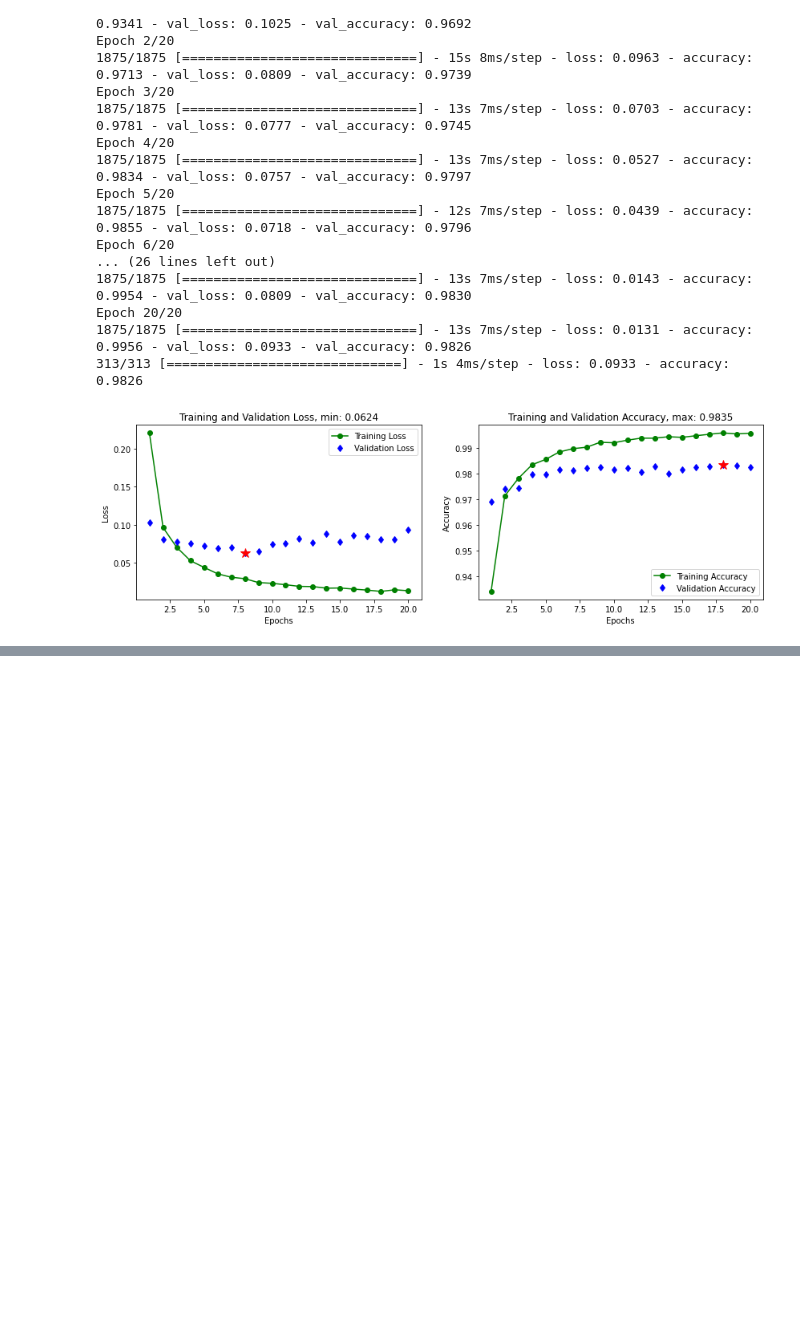
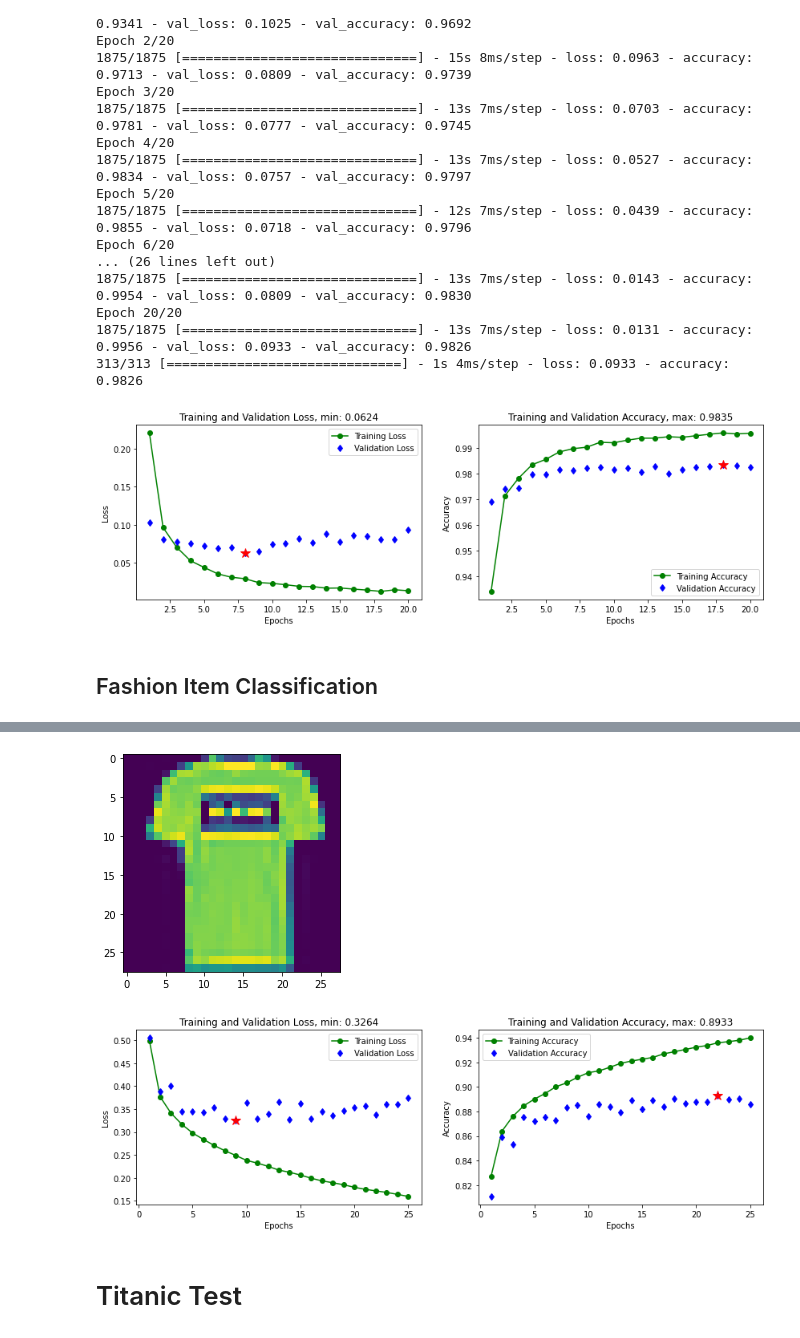
Before and after one commit to dpfpsel0622/pdm11, a Jupyter notebook: notebook/chap08_DNN_keras.ipynb, the cells around one changed output, grey strips where cells are left out. Saved outputs shown, nothing was run; the diff lists cells and outputs as text; code cells hidden in the pictures; blank space fills up the shorter version.

```diff
--- a/notebook/chap08_DNN_keras.ipynb
+++ b/notebook/chap08_DNN_keras.ipynb
@@ -599,3 +599,79 @@ Epoch 20/20
 1875/1875 [==============================] - 13s 7ms/step - loss: 0.0131 - accuracy: 0.9956 - val_loss: 0.0933 - val_accuracy: 0.9826
 313/313 [==============================] - 1s 4ms/step - loss: 0.0933 - accuracy: 0.9826
 [figure]
+# %% [markdown]
+## Fashion Item Classification
+# %%
+# import tensorflow as tf
+# from tensorflow import keras
+# import numpy as np
+import matplotlib.pyplot as plt
+from tensorflow.keras import datasets, layers, models
+
+fashion_mnist = datasets.fashion_mnist
+(train_images, train_labels), (test_images, test_labels) = fashion_mnist.load_data()
+
+print(train_images.shape,train_labels.shape)
+print(train_labels[:10])
+
+plt.imshow(train_images[1])
+
+train_images = train_images / 255.0
+test_images = test_images / 255.0
+
+# Model
+model = models.Sequential()
+model.add(layers.Flatten(input_shape=(28, 28))) #(784,) 데이터 구조로 바뀜
+model.add(layers.Dense(128, activation='relu'))
+model.add(layers.Dense(10, activation='softmax'))
+
+model.compile(optimizer='adam',
+              loss='sparse_categorical_crossentropy',
+              metrics=['accuracy'])
+
+history = model.fit(train_images, train_labels, #one hot 인코딩을 안하면 loss = sparse_categorical_crossentropy
+          epochs=25,
+          validation_data=(test_images, test_labels),
+          verbose=1)
+
+test_loss, test_acc = model.evaluate(test_images, test_labels)
+print('정확도:', test_acc)
+
+#############################################
+# More training graphs
+# More graphs of loss and accuracy
+# import matplotlib.pyplot as plt
+import numpy as np
+
+history_dict = history.history
+loss = history_dict['loss']
+val_loss = history_dict['val_loss']
+
+epochs = range(1, len(loss) + 1)
+
+plt.figure(figsize=(14, 4))
+
+plt.subplot(1,2,1)
+plt.plot(epochs, loss, 'go-', label='Training Loss')
+plt.plot(epochs, val_loss, 'bd', label='Validation Loss')
+plt.plot(np.argmin(np.array(val_loss))+1,val_loss[np.argmin(np.array(val_loss))], 'r*', ms=12)
+plt.title('Training and Validation Loss, min: ' + str(np.round(val_loss[np.argmin(np.array(val_loss))],4)))
+plt.xlabel('Epochs')
+plt.ylabel('Loss')
+plt.legend()
+
+acc = history_dict['accuracy']
+val_acc = history_dict['val_accuracy']
+
+epochs = range(1, len(loss) + 1)
+
+plt.subplot(1,2,2)
+plt.plot(epochs, acc, 'go-', label='Training Accuracy') #, c='blue')
+plt.plot(epochs, val_acc, 'bd', label='Validation Accuracy') #, c='red')
+plt.plot(np.argmax(np.array(val_acc))+1,val_acc[np.argmax(np.array(val_acc))], 'r*', ms=12)
+plt.title('Training and Validation Accuracy, max: ' + str(np.round(val_acc[np.argmax(np.array(val_acc))],4)))
+plt.xlabel('Epochs')
+plt.ylabel('Accuracy')
+plt.legend()
+plt.show()
+# %% [output]
@@ -601,0 +695,4 @@ Epoch 20/20
+[figure, added]
+[figure, added]
+# %% [markdown]
+# Titanic Test
```
Also changed, not shown: parts of 2 cells of this notebook.
